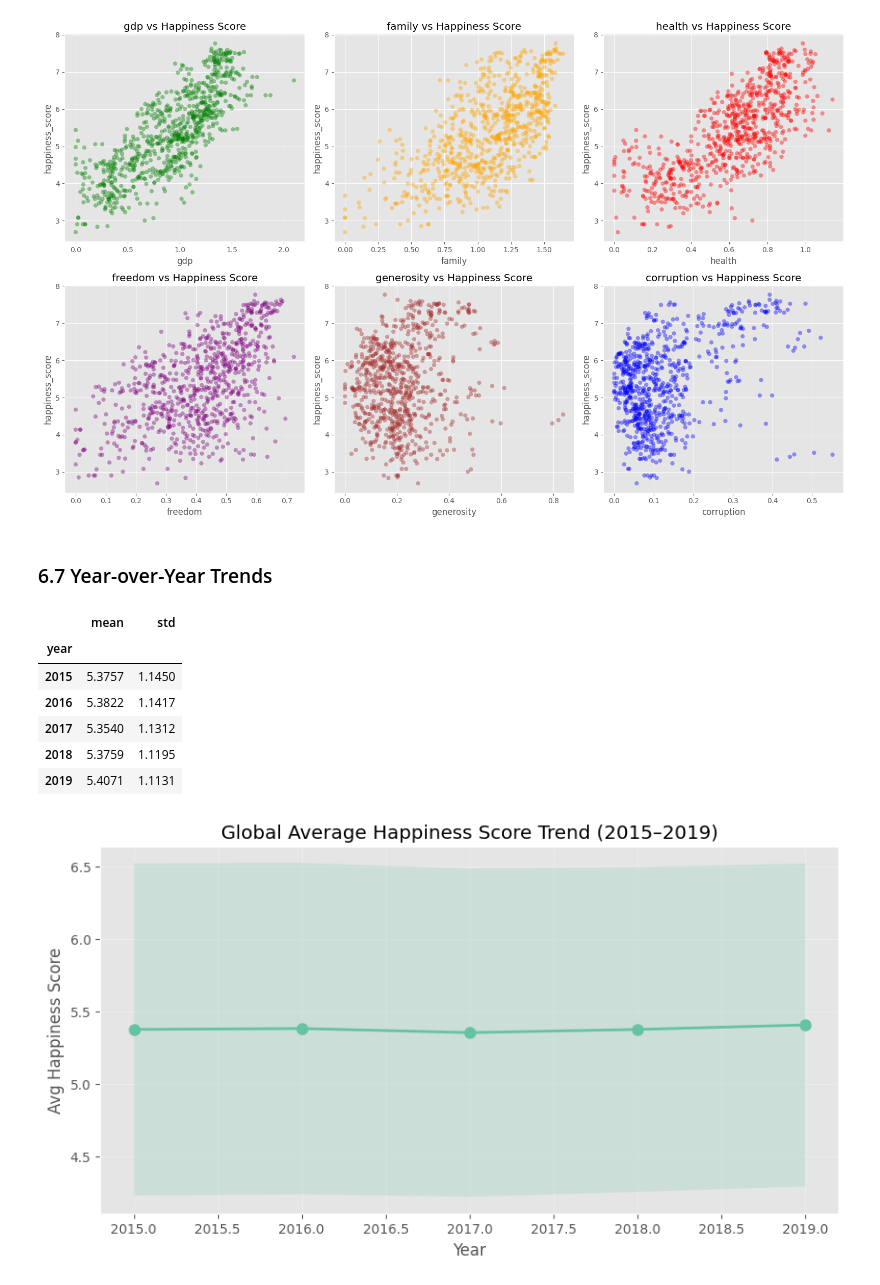
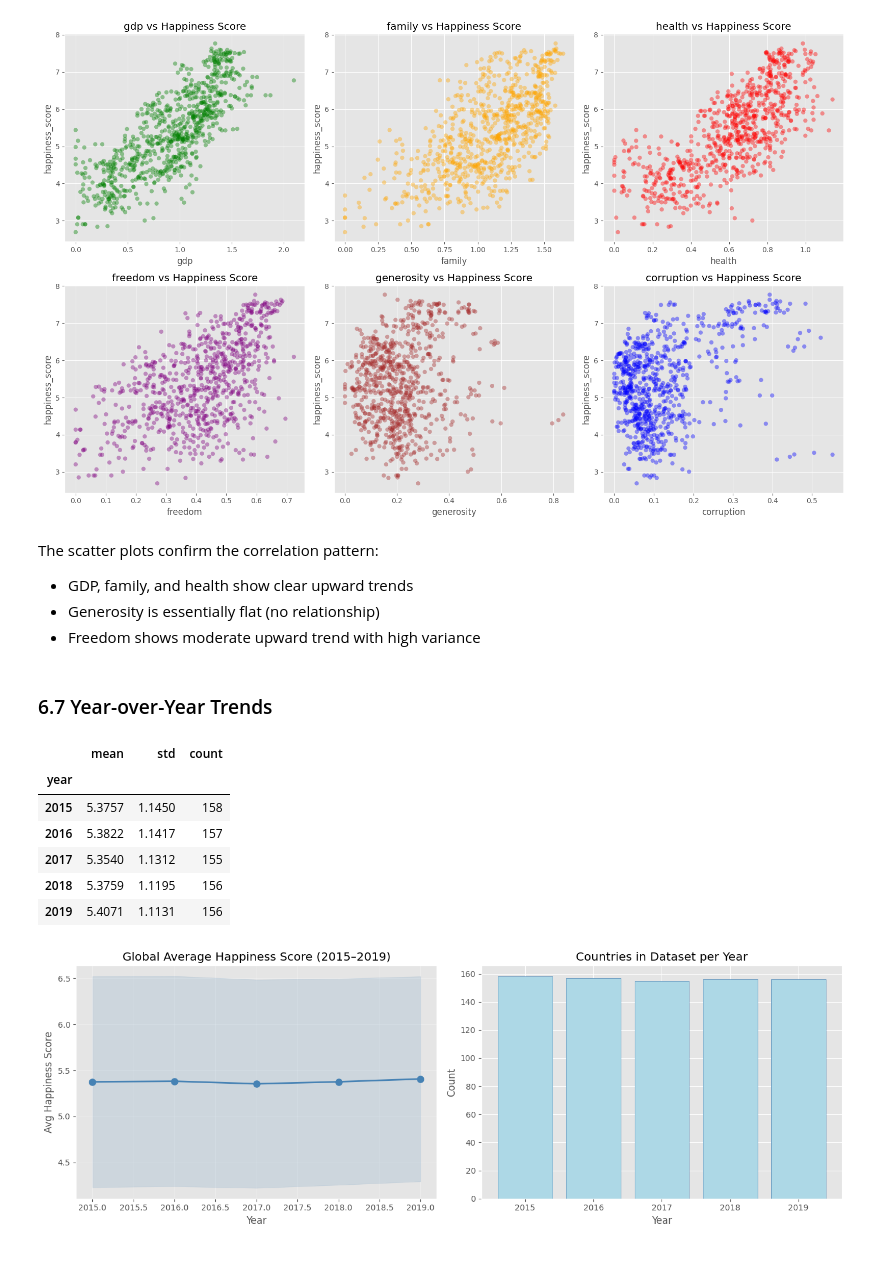
Before and after one commit to jpgomezv/workshop03, a Jupyter notebook: notebooks/eda.ipynb, the cells around one changed output. Drawn from its saved outputs; the diff is of its cells as text; code cells hidden in the pictures.

```diff
--- a/notebooks/eda.ipynb
+++ b/notebooks/eda.ipynb
@@ -627,0 +320,15 @@ plt.show()
+# %%
+# Find columns containing zero values in each year
+for year, df in datasets.items():
+    num_cols = df.select_dtypes(include=[np.number]).columns
+    zero_counts = (df[num_cols] == 0).sum()
+    zero_counts = zero_counts[zero_counts > 0]
+    if len(zero_counts) > 0:
+        print(f"{year} — columns with zero values:")
+        for col, count in zero_counts.items():
+            country_col = "Country" if "Country" in df.columns else "Country or region"
+            zero_countries = df[df[col] == 0][country_col].unique()
+            print(f"  {col} ({count} rows): {list(zero_countries)}")
+        print()
+    else:
+        print(f"{year}: no zero values\n")
@@ -681,30 +811,45 @@ plt.tight_layout()
 plt.show()
 # %% [output]
 [figure]
+# %% [markdown]
+The scatter plots confirm the correlation pattern:
+- GDP, family, and health show clear upward trends
+- Generosity is essentially flat (no relationship)
+- Freedom shows moderate upward trend with high variance
 # %% [markdown]
 ### 6.7 Year-over-Year Trends
 # %%
-# Average happiness score per year
-yearly_trend = df_unified.groupby('year')['happiness_score'].agg(['mean', 'std']).round(4)
-display(yearly_trend)
+# Global average happiness score over time
+yearly = df_unified.groupby('year')['happiness_score'].agg(['mean', 'std', 'count']).round(4)
+display(yearly)
 
-plt.figure(figsize=(10, 5))
-plt.plot(yearly_trend.index, yearly_trend['mean'], marker='o', linewidth=2, markersize=8)
-plt.fill_between(yearly_trend.index,
-                 yearly_trend['mean'] - yearly_trend['std'],
-                 yearly_trend['mean'] + yearly_trend['std'],
-                 alpha=0.2)
-plt.title('Global Average Happiness Score Trend (2015–2019)')
-plt.xlabel('Year')
-plt.ylabel('Avg Happiness Score')
-plt.grid(True, alpha=0.3)
+fig, axes = plt.subplots(1, 2, figsize=(14, 5))
+
+# Trend line with std band
+axes[0].plot(yearly.index, yearly['mean'], marker='o', linewidth=2, markersize=8, color='steelblue')
+axes[0].fill_between(yearly.index,
+                     yearly['mean'] - yearly['std'],
+                     yearly['mean'] + yearly['std'],
+                     alpha=0.15, color='steelblue')
+axes[0].set_title('Global Average Happiness Score (2015–2019)')
+axes[0].set_xlabel('Year')
+axes[0].set_ylabel('Avg Happiness Score')
+axes[0].grid(True, alpha=0.3)
+
+# Number of countries included per year
+axes[1].bar(yearly.index, yearly['count'], color='lightblue', edgecolor='steelblue')
+axes[1].set_title('Countries in Dataset per Year')
+axes[1].set_xlabel('Year')
+axes[1].set_ylabel('Count')
+
+plt.tight_layout()
 plt.show()
 # %% [output]
-|  | mean | std |
-| year |  |  |
-| 2015 | 5.3757 | 1.1450 |
-| 2016 | 5.3822 | 1.1417 |
-| 2017 | 5.3540 | 1.1312 |
-| 2018 | 5.3759 | 1.1195 |
-| 2019 | 5.4071 | 1.1131 |
+|  | mean | std | count |
+| year |  |  |  |
+| 2015 | 5.3757 | 1.1450 | 158 |
+| 2016 | 5.3822 | 1.1417 | 157 |
+| 2017 | 5.3540 | 1.1312 | 155 |
+| 2018 | 5.3759 | 1.1195 | 156 |
+| 2019 | 5.4071 | 1.1131 | 156 |
-[figure, old version]
+[figure, new version]
```
Also changed, not shown: parts of 80 cells of this notebook.
